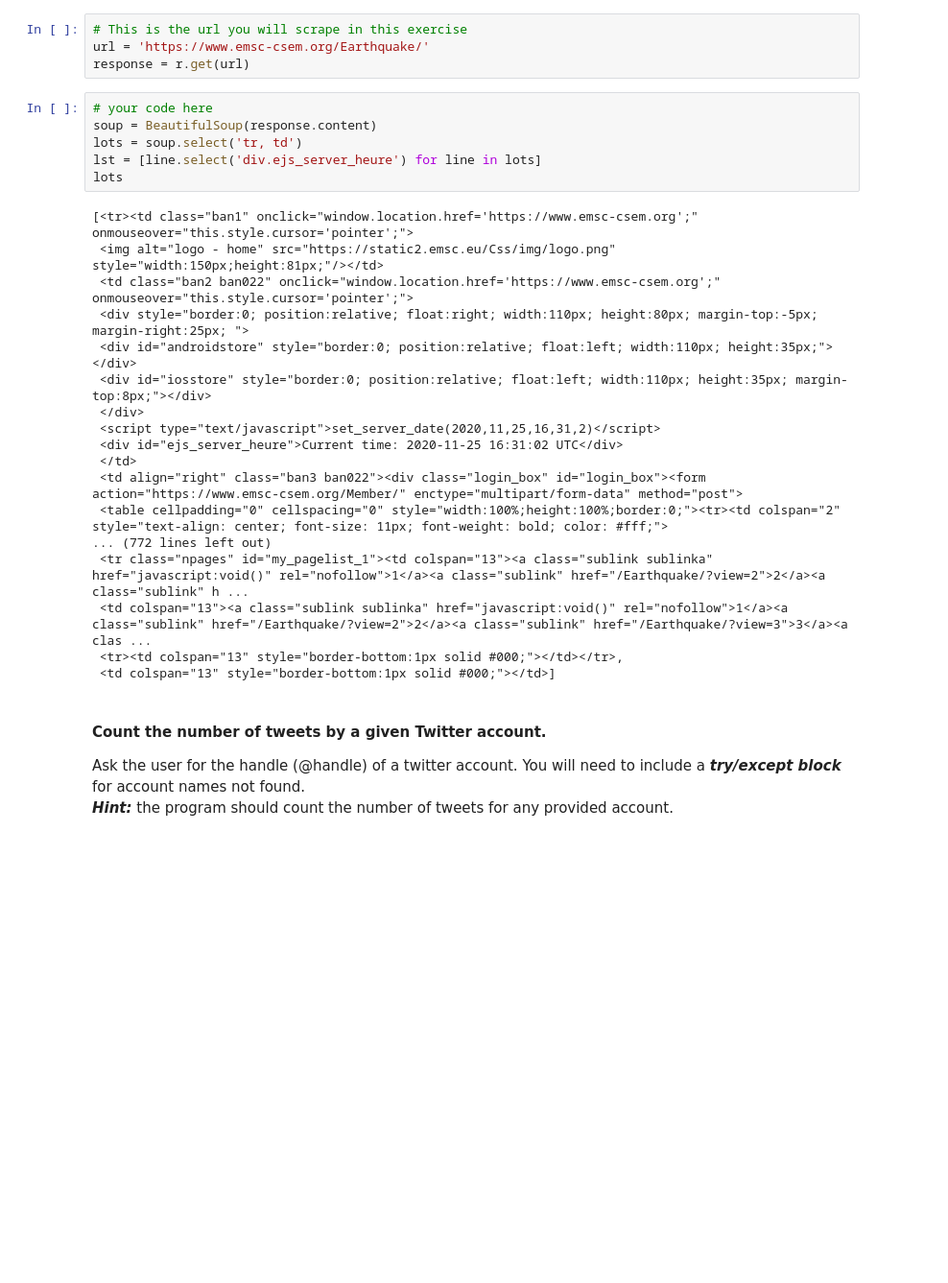
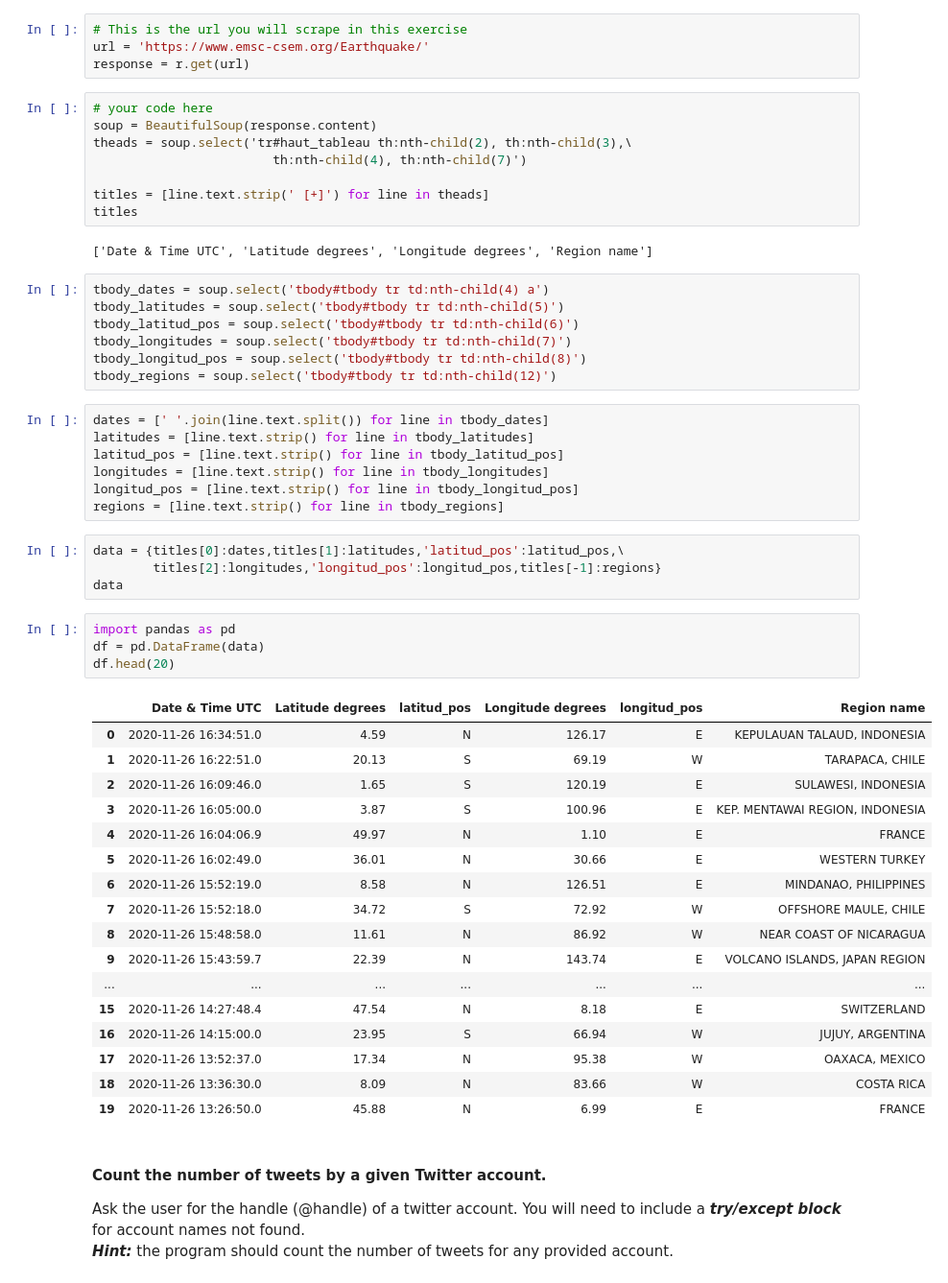
Before and after one commit to mahshidAM/data-ft-par-labs, a Jupyter notebook: Labs/module_1/23. Web-Scraping/your-code/main.ipynb, the cells around one changed output. Shown at 96% size. Cells and saved outputs as stored; diff of their text form; blank space fills up the shorter version.

```diff
--- a/Labs/module_1/23. Web-Scraping/your-code/main.ipynb
+++ b/Labs/module_1/23. Web-Scraping/your-code/main.ipynb
@@ -282,27 +282,53 @@ response = r.get(url)
 # %%
 # your code here
 soup = BeautifulSoup(response.content)
-lots = soup.select('tr, td')
-lst = [line.select('div.ejs_server_heure') for line in lots]
-lots
+theads = soup.select('tr#haut_tableau th:nth-child(2), th:nth-child(3),\
+                        th:nth-child(4), th:nth-child(7)')
+
+titles = [line.text.strip(' [+]') for line in theads]
+titles
 # %% [output]
-[<tr><td class="ban1" onclick="window.location.href='https://www.emsc-csem.org';" onmouseover="this.style.cursor='pointer';">
- <img alt="logo - home" src="https://static2.emsc.eu/Css/img/logo.png" style="width:150px;height:81px;"/></td>
- <td class="ban2 ban022" onclick="window.location.href='https://www.emsc-csem.org';" onmouseover="this.style.cursor='pointer';">
- <div style="border:0; position:relative; float:right; width:110px; height:80px; margin-top:-5px; margin-right:25px; ">
- <div id="androidstore" style="border:0; position:relative; float:left; width:110px; height:35px;"></div>
- <div id="iosstore" style="border:0; position:relative; float:left; width:110px; height:35px; margin-top:8px;"></div>
- </div>
- <script type="text/javascript">set_server_date(2020,11,25,16,31,2)</script>
- <div id="ejs_server_heure">Current time: 2020-11-25 16:31:02 UTC</div>
- </td>
- <td align="right" class="ban3 ban022"><div class="login_box" id="login_box"><form action="https://www.emsc-csem.org/Member/" enctype="multipart/form-data" method="post">
- <table cellpadding="0" cellspacing="0" style="width:100%;height:100%;border:0;"><tr><td colspan="2" style="text-align: center; font-size: 11px; font-weight: bold; color: #fff;">
-... (772 lines left out)
- <tr class="npages" id="my_pagelist_1"><td colspan="13"><a class="sublink sublinka" href="javascript:void()" rel="nofollow">1</a><a class="sublink" href="/Earthquake/?view=2">2</a><a class="sublink" h ...
- <td colspan="13"><a class="sublink sublinka" href="javascript:void()" rel="nofollow">1</a><a class="sublink" href="/Earthquake/?view=2">2</a><a class="sublink" href="/Earthquake/?view=3">3</a><a clas ...
- <tr><td colspan="13" style="border-bottom:1px solid #000;"></td></tr>,
- <td colspan="13" style="border-bottom:1px solid #000;"></td>]
+['Date & Time UTC', 'Latitude degrees', 'Longitude degrees', 'Region name']
+# %%
+tbody_dates = soup.select('tbody#tbody tr td:nth-child(4) a')
+tbody_latitudes = soup.select('tbody#tbody tr td:nth-child(5)')
+tbody_latitud_pos = soup.select('tbody#tbody tr td:nth-child(6)')
+tbody_longitudes = soup.select('tbody#tbody tr td:nth-child(7)')
+tbody_longitud_pos = soup.select('tbody#tbody tr td:nth-child(8)')
+tbody_regions = soup.select('tbody#tbody tr td:nth-child(12)')
+# %%
+dates = [' '.join(line.text.split()) for line in tbody_dates]
+latitudes = [line.text.strip() for line in tbody_latitudes]
+latitud_pos = [line.text.strip() for line in tbody_latitud_pos]
+longitudes = [line.text.strip() for line in tbody_longitudes]
+longitud_pos = [line.text.strip() for line in tbody_longitud_pos]
+regions = [line.text.strip() for line in tbody_regions]
+# %%
+data = {titles[0]:dates,titles[1]:latitudes,'latitud_pos':latitud_pos,\
+        titles[2]:longitudes,'longitud_pos':longitud_pos,titles[-1]:regions}
+data
+# %%
+import pandas as pd
+df = pd.DataFrame(data)
+df.head(20)
+# %% [output]
+|  | Date & Time UTC | Latitude degrees | latitud_pos | Longitude degrees | longitud_pos | Region name |
+| 0 | 2020-11-26 16:34:51.0 | 4.59 | N | 126.17 | E | KEPULAUAN TALAUD, INDONESIA |
+| 1 | 2020-11-26 16:22:51.0 | 20.13 | S | 69.19 | W | TARAPACA, CHILE |
+| 2 | 2020-11-26 16:09:46.0 | 1.65 | S | 120.19 | E | SULAWESI, INDONESIA |
+| 3 | 2020-11-26 16:05:00.0 | 3.87 | S | 100.96 | E | KEP. MENTAWAI REGION, INDONESIA |
+| 4 | 2020-11-26 16:04:06.9 | 49.97 | N | 1.10 | E | FRANCE |
+| 5 | 2020-11-26 16:02:49.0 | 36.01 | N | 30.66 | E | WESTERN TURKEY |
+| 6 | 2020-11-26 15:52:19.0 | 8.58 | N | 126.51 | E | MINDANAO, PHILIPPINES |
+| 7 | 2020-11-26 15:52:18.0 | 34.72 | S | 72.92 | W | OFFSHORE MAULE, CHILE |
+| 8 | 2020-11-26 15:48:58.0 | 11.61 | N | 86.92 | W | NEAR COAST OF NICARAGUA |
+| 9 | 2020-11-26 15:43:59.7 | 22.39 | N | 143.74 | E | VOLCANO ISLANDS, JAPAN REGION |
+| ... | ... | ... | ... | ... | ... | ... |
+| 15 | 2020-11-26 14:27:48.4 | 47.54 | N | 8.18 | E | SWITZERLAND |
+| 16 | 2020-11-26 14:15:00.0 | 23.95 | S | 66.94 | W | JUJUY, ARGENTINA |
+| 17 | 2020-11-26 13:52:37.0 | 17.34 | N | 95.38 | W | OAXACA, MEXICO |
+| 18 | 2020-11-26 13:36:30.0 | 8.09 | N | 83.66 | W | COSTA RICA |
+| 19 | 2020-11-26 13:26:50.0 | 45.88 | N | 6.99 | E | FRANCE |
 # %% [markdown]
 #### Count the number of tweets by a given Twitter account.
 Ask the user for the handle (@handle) of a twitter account. You will need to include a ***try/except block*** for account names not found.
```
Also changed, not shown: parts of 4 cells of this notebook.
